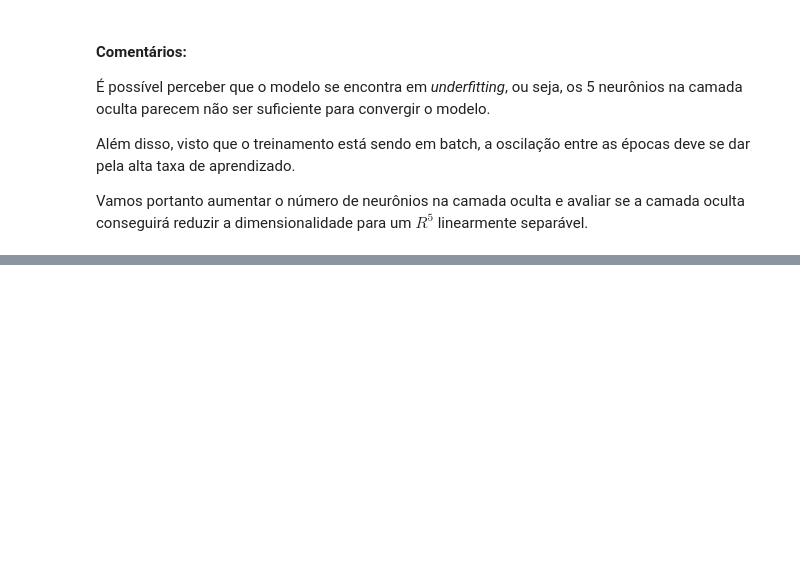
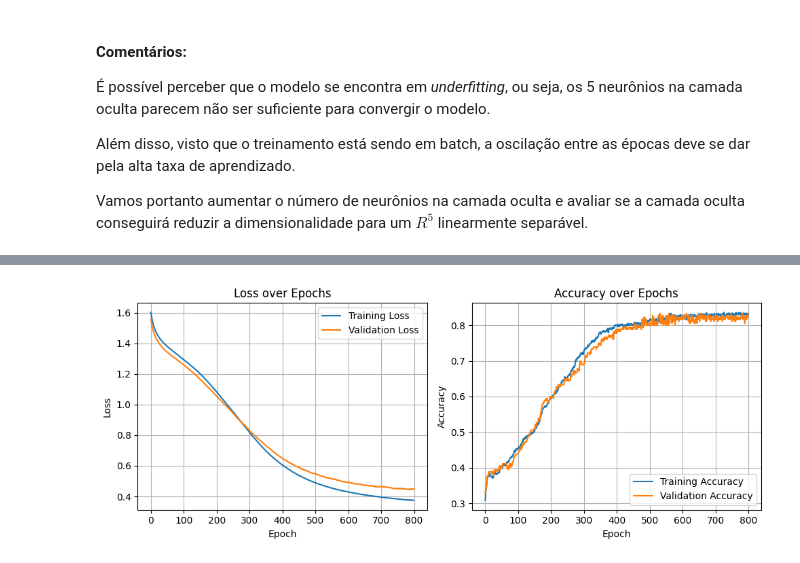
Before and after one commit to Luis-Menezes/NN_SupervisedLearning, a Jupyter notebook: project_1_deliverable.ipynb, the cells around one changed output, grey strips where cells are left out. Drawn from its saved outputs; the diff is of its cells as text; code cells hidden in the pictures; blank space fills up the shorter version.

```diff
--- a/project_1_deliverable.ipynb
+++ b/project_1_deliverable.ipynb
@@ -444,0 +574,8 @@ Houve uma melhora na acurácia de validação. O que nos mostra que o modelo pod
+# %%
+from keras.optimizers import SGD
+
+optimizer = SGD(learning_rate=0.01, momentum=0.0)
+# %%
+model.compile(optimizer=optimizer, loss='categorical_crossentropy', metrics=['accuracy'])
+
+model.summary()
@@ -444,0 +596,44 @@ Houve uma melhora na acurácia de validação. O que nos mostra que o modelo pod
+# %%
+history = model.fit(X_train, Y_train, epochs=800,
+                     validation_data=(X_val, Y_val),
+                     batch_size=100, verbose=0,)
+# %%
+#@title Gráfico de custo durante aprendizado
+import matplotlib.pyplot as plt
+
+def plot_learning_curve(history):
+    """
+    Plots the training and validation loss and accuracy from a Keras history object.
+
+
+    Args:
+        history: A Keras History object.
+    """
+    plt.figure(figsize=(10, 4))
+
+    # Plot Loss
+    plt.subplot(1, 2, 1)
+    plt.plot(history.history['loss'], label='Training Loss')
+    plt.plot(history.history['val_loss'], label='Validation Loss')
+    plt.title('Loss over Epochs')
+    plt.xlabel('Epoch')
+    plt.ylabel('Loss')
+    plt.legend()
+    plt.grid(True)
+
+    # Plot Accuracy
+    plt.subplot(1, 2, 2)
+    plt.plot(history.history['accuracy'], label='Training Accuracy')
+    plt.plot(history.history['val_accuracy'], label='Validation Accuracy')
+    plt.title('Accuracy over Epochs')
+    plt.xlabel('Epoch')
+    plt.ylabel('Accuracy')
+    plt.legend()
+    plt.grid(True)
+
+    plt.tight_layout()
+    plt.show()
+
+plot_learning_curve(history)
+# %% [output]
+[figure, added]
```
Also changed, not shown: parts of 63 cells of this notebook.
